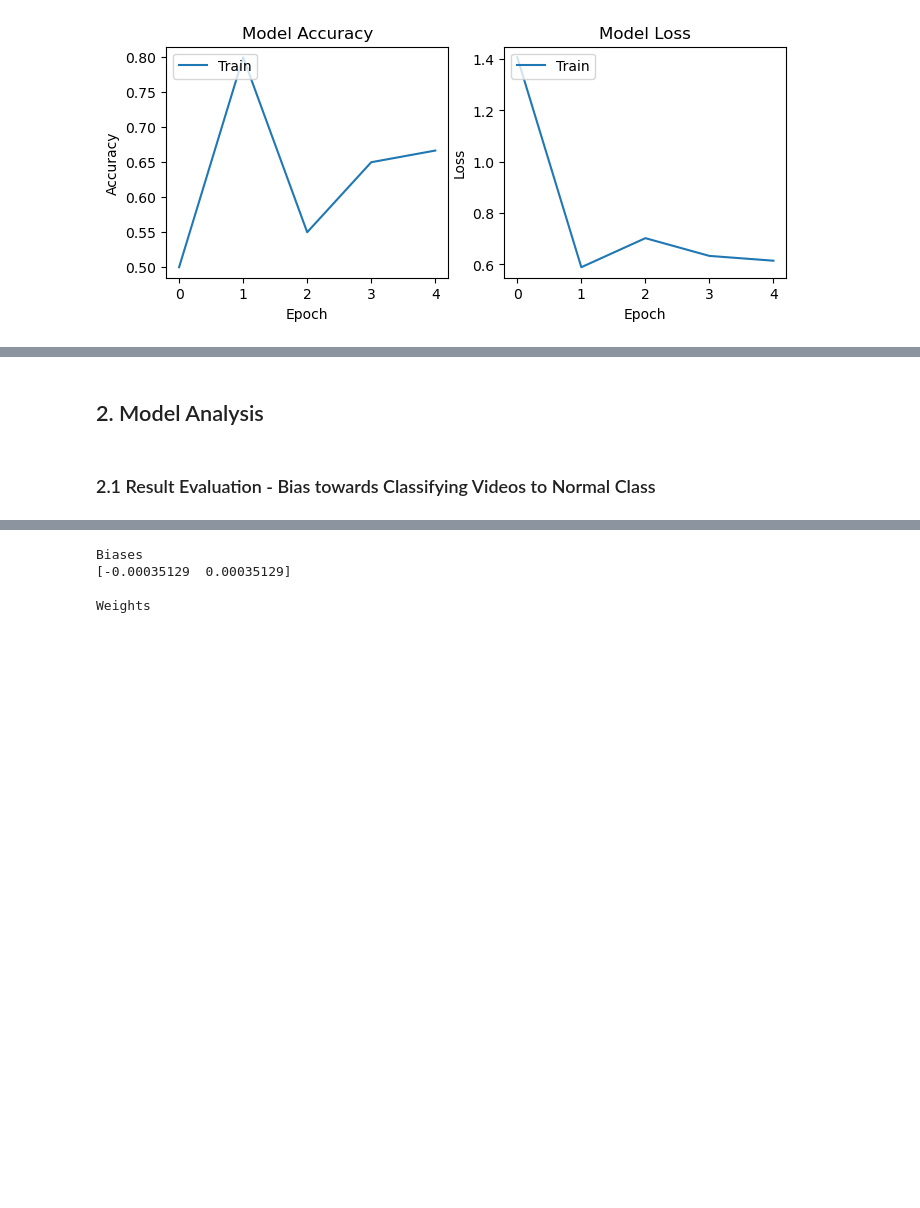
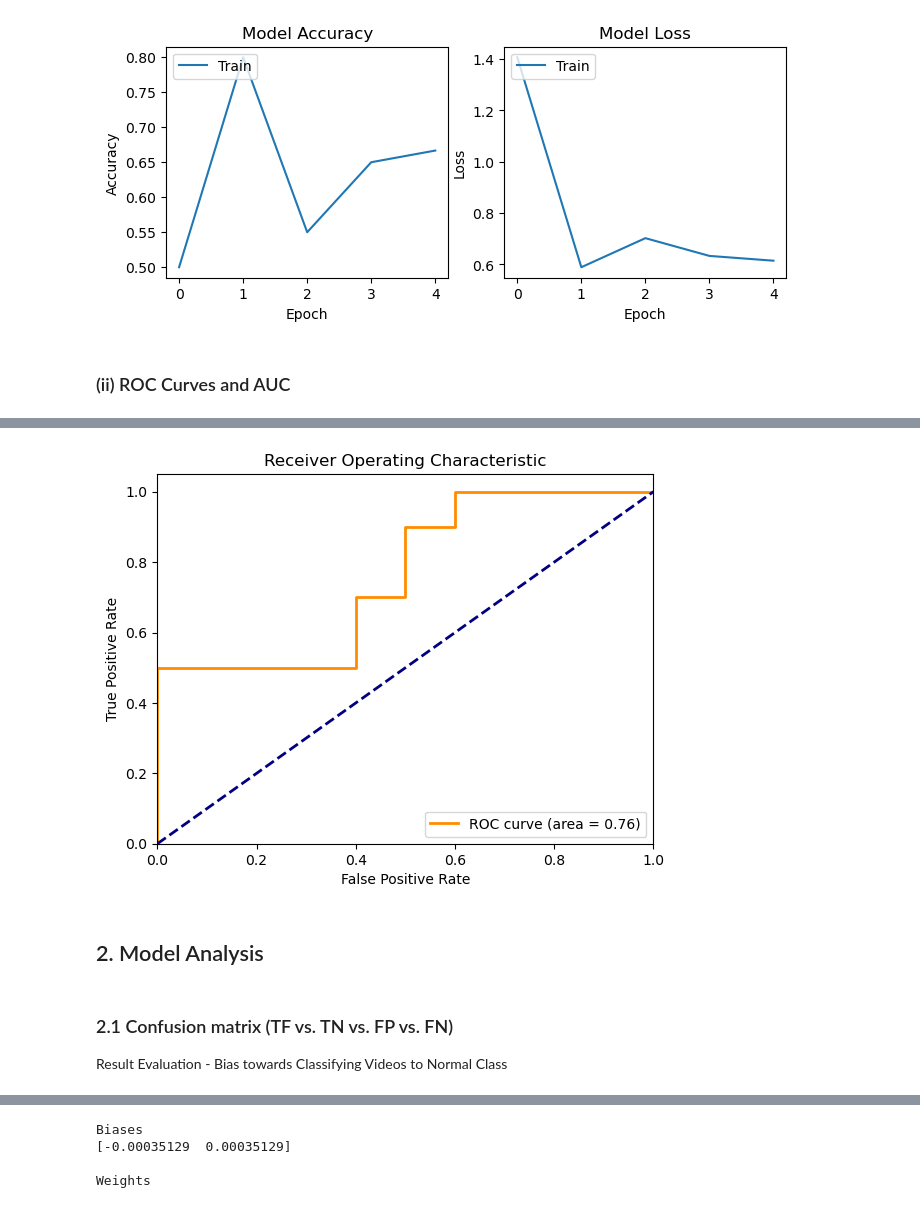
Before and after one commit to ANNIZHENG/Interactive_Weight_Analytics_Interface, a Jupyter notebook: VideoVisionTransformer.ipynb, the cells around one changed output, grey strips where cells are left out. Drawn from its saved outputs; the diff is of its cells as text; code cells hidden in the pictures; blank space fills up the shorter version.

```diff
--- a/VideoVisionTransformer.ipynb
+++ b/VideoVisionTransformer.ipynb
@@ -446,3 +468,26 @@ plt.legend(['Train', 'Validation'], loc='upper left')
 plt.show()
 # %% [output]
 [figure]
+# %% [markdown]
+### (ii) ROC Curves and AUC
+# %%
+# Predict the probabilities for the positive class
+y_pred_probs = model.predict(valid_videos)
+y_score = y_pred_probs[:, 1]
+
+# Compute ROC curve and ROC area for each class
+fpr, tpr, thresholds = roc_curve(valid_labels, y_score)
+roc_auc = auc(fpr, tpr)
+
+# Plot ROC curve
+plt.figure()
+plt.plot(fpr, tpr, color='darkorange', lw=2, label='ROC curve (area = %0.2f)' % roc_auc)
+plt.plot([0, 1], [0, 1], color='navy', lw=2, linestyle='--')
+plt.xlim([0.0, 1.0])
+plt.ylim([0.0, 1.05])
+plt.xlabel('False Positive Rate')
+plt.ylabel('True Positive Rate')
+plt.title('Receiver Operating Characteristic')
+plt.legend(loc="lower right")
+plt.show()
+# %% [output]
@@ -449,7 +495,9 @@ plt.show()
+[figure, added]
 # %% [markdown]
 ## 2. Model Analysis
-# %% [markdown]
-### 2.1 Result Evaluation  - Bias towards Classifying Videos to Normal Class
+# %% [markdown]
+### 2.1 Confusion matrix (TF vs. TN vs. FP vs. FN)
+Result Evaluation  - Bias towards Classifying Videos to Normal Class
 # %%
 from sklearn.metrics import confusion_matrix
 import seaborn as sns
```
Also changed, not shown: parts of 28 cells of this notebook, 5 other files.
